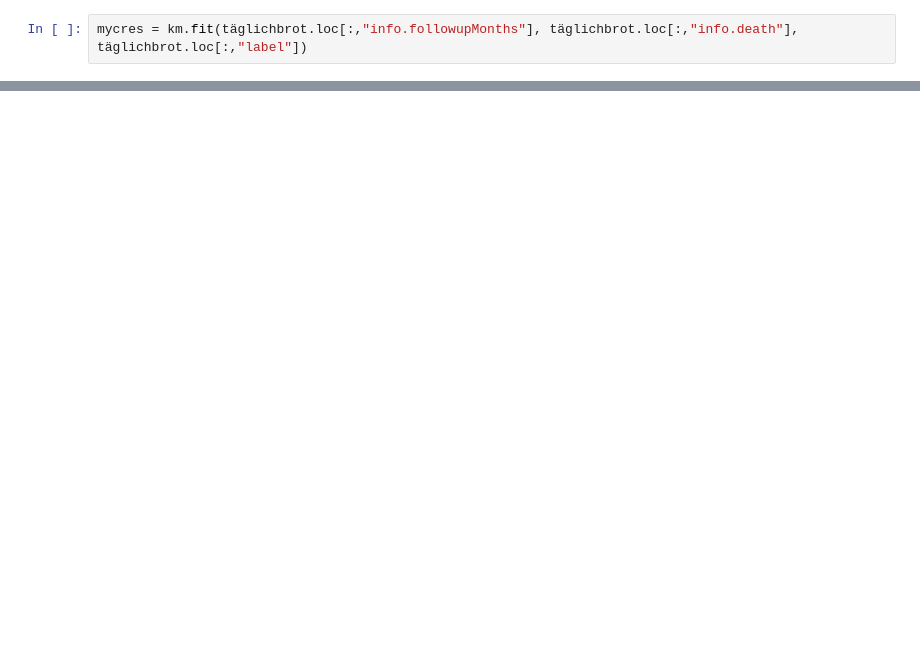
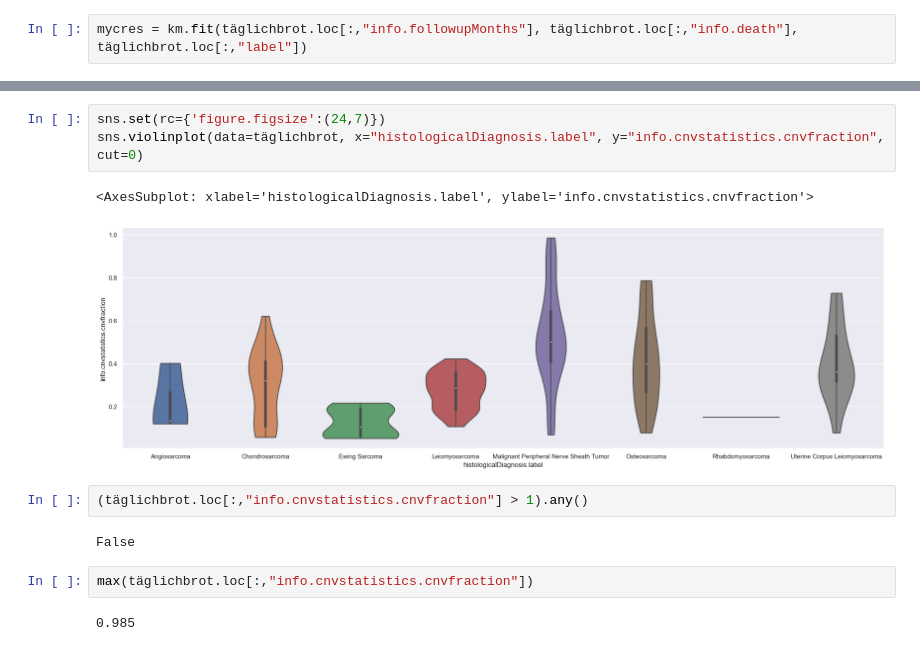
Before and after one commit to danielbreitenmoser/sarcoma, a Jupyter notebook: thecode.ipynb, the cells around one changed output, grey strips where cells are left out. Cells and saved outputs as stored; diff of their text form; blank space fills up the shorter version.

```diff
--- a/thecode.ipynb
+++ b/thecode.ipynb
@@ -60,0 +81,14 @@ km.plot(mycres)
+# %%
+sns.set(rc={'figure.figsize':(24,7)})
+sns.violinplot(data=täglichbrot, x="histologicalDiagnosis.label", y="info.cnvstatistics.cnvfraction", cut=0)
+# %% [output]
+<AxesSubplot: xlabel='histologicalDiagnosis.label', ylabel='info.cnvstatistics.cnvfraction'>
+[figure, added]
+# %%
+(täglichbrot.loc[:,"info.cnvstatistics.cnvfraction"] > 1).any()
+# %% [output]
+False
+# %%
+max(täglichbrot.loc[:,"info.cnvstatistics.cnvfraction"])
+# %% [output]
+0.985
```
Also changed, not shown: parts of 16 cells of this notebook.
